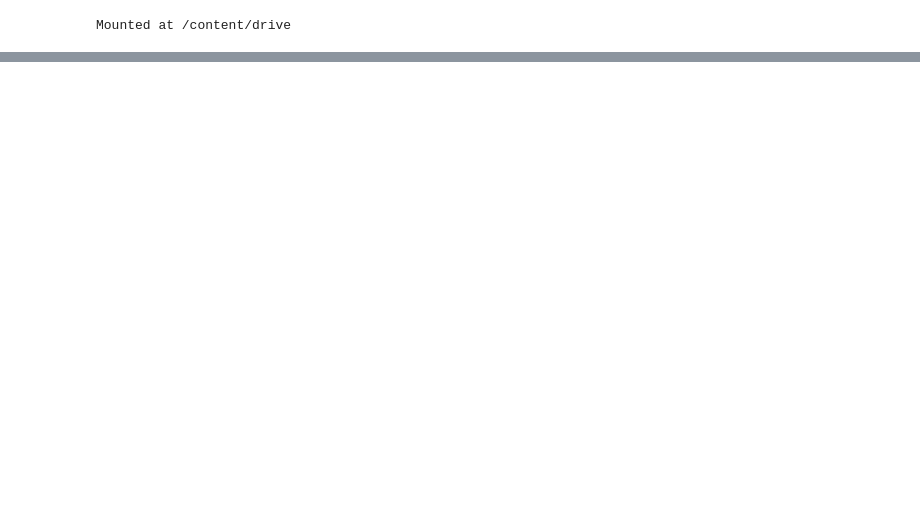
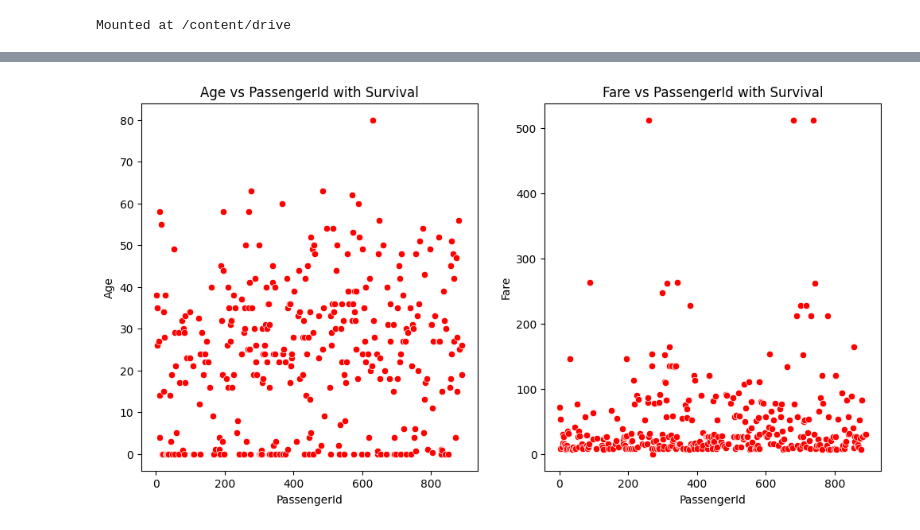
Before and after one commit to abcd334/Titanic-Machine_Learning_from_Disaster, a Jupyter notebook: Titanic_Machine_Learning_from_Disaster.ipynb, the cells around one changed output, grey strips where cells are left out. Cells and saved outputs as stored; diff of their text form; code cells hidden in the pictures; blank space fills up the shorter version.

```diff
--- a/Titanic_Machine_Learning_from_Disaster.ipynb
+++ b/Titanic_Machine_Learning_from_Disaster.ipynb
@@ -33,0 +74,35 @@ for name in file_name:
+# %%
+import matplotlib.pyplot as plt
+import seaborn as sns
+
+train_data = file_names[0][1].copy()
+train_data = train_data[train_data['Survived']==1]
+
+fig, axes = plt.subplots(1, 2, figsize=(12, 6))
+#plt.figure(figsize=(6, 4))
+sns.scatterplot(data=train_data, x='PassengerId', y='Age', color='Red', ax=axes[0])
+
+axes[0].set_title('Age vs PassengerId with Survival')
+axes[0].set_xlabel('PassengerId')
+axes[0].set_ylabel('Age')
+#plt.show()
+
+#plt.figure(figsize=(6, 4))
+sns.scatterplot(data=train_data, x='PassengerId', y='Fare', color='Red', ax=axes[1])
+
+axes[1].set_title('Fare vs PassengerId with Survival')
+axes[1].set_xlabel('PassengerId')
+axes[1].set_ylabel('Fare')
+
+'''
+train_data["family"] = train_data["SibSp"] + train_data["Parch"] + 1
+sns.scatterplot(data=train_data, x='PassengerId', y='family', color='Red', ax=axes[1][0])
+
+axes[1][0].set_title('Family vs PassengerId by Survival Status')
+axes[1][0].set_xlabel('PassengerId')
+axes[1][0].set_ylabel('Family')
+'''
+
+plt.show()
+# %% [output]
+[figure, added]
```
Also changed, not shown: parts of 15 cells of this notebook.
